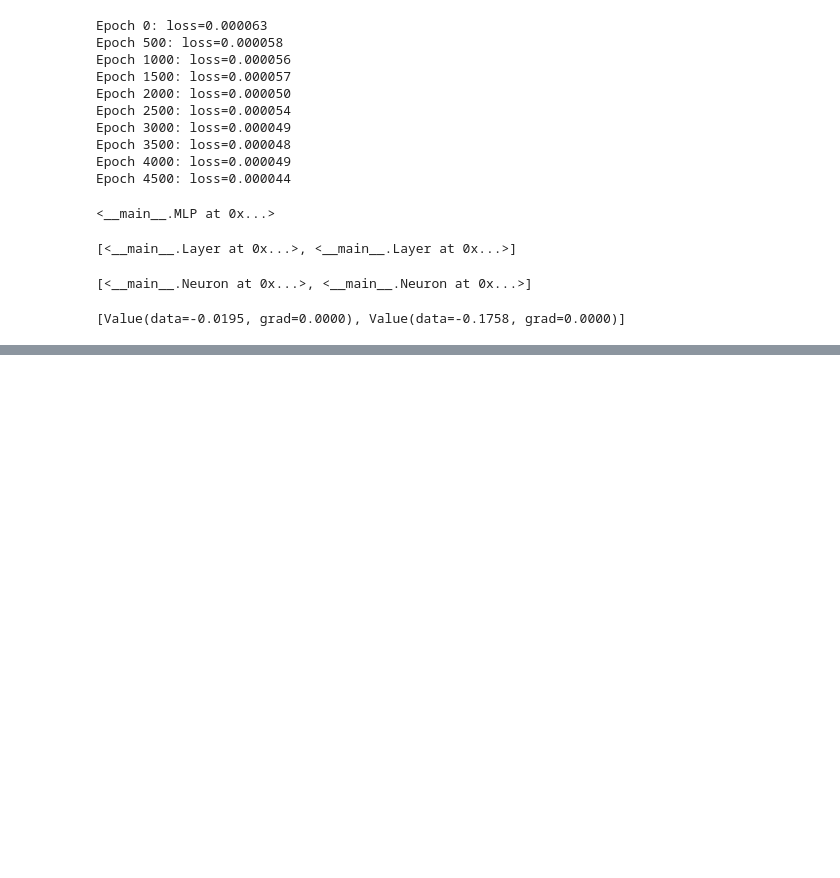
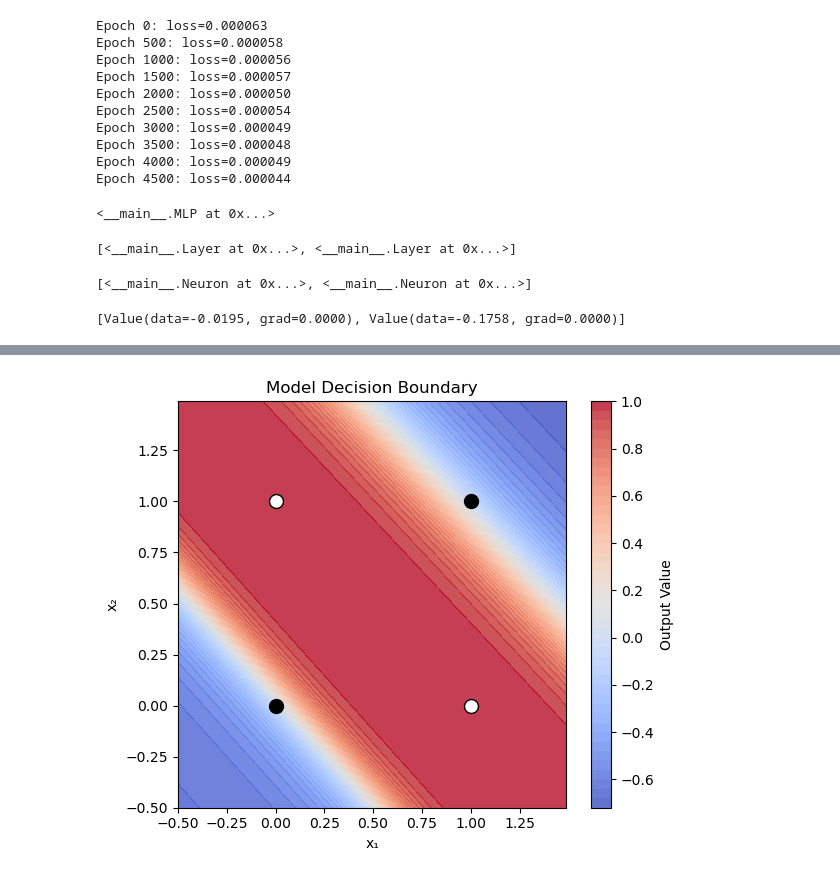
Before and after one commit to teknasd/scratch, a Jupyter notebook: basics.ipynb, the cells around one changed output, grey strips where cells are left out. Drawn from its saved outputs; the diff is of its cells as text; code cells hidden in the pictures; blank space fills up the shorter version.

```diff
--- a/basics.ipynb
+++ b/basics.ipynb
@@ -1891,0 +2345,45 @@ Input nodes aren't neurons because they:
+# %%
+import numpy as np
+import matplotlib.pyplot as plt
+
+def plot_decision_boundary(model, title="Model Decision Boundary"):
+    """Visualize decision regions for a 2D input model."""
+    # Create a grid over [0,1]x[0,1]
+    x_min, x_max = -0.5, 1.5
+    y_min, y_max = -0.5, 1.5
+    step = 0.01
+    xx, yy = np.meshgrid(np.arange(x_min, x_max, step),
+                         np.arange(y_min, y_max, step))
+
+    # Forward pass for each point
+    Z = []
+    for x1, x2 in zip(xx.ravel(), yy.ravel()):
+        out = model([Value(x1), Value(x2)])
+        Z.append(out[0].data)
+    Z = np.array(Z).reshape(xx.shape)
+
+    # Plot the decision surface
+    plt.figure(figsize=(6, 5))
+    plt.contourf(xx, yy, Z, levels=50, cmap='coolwarm', alpha=0.8)
+    plt.colorbar(label="Output Value")
+
+    # Overlay the training data
+    data = [
+        ([0.0, 0.0], [0.0]),
+        ([0.0, 1.0], [1.0]),
+        ([1.0, 0.0], [1.0]),
+        ([1.0, 1.0], [0.0]),
+    ]
+    for (x, y) in data:
+        color = 'white' if y[0] > 0.5 else 'black'
+        plt.scatter(x[0], x[1], c=color, edgecolors='k', s=100)
+
+    plt.title(title)
+    plt.xlabel("x₁")
+    plt.ylabel("x₂")
+    plt.tight_layout()
+    plt.show()
+# %%
+plot_decision_boundary(model)
+# %% [output]
+[figure, added]
```
Also changed, not shown: parts of 17 cells of this notebook.
